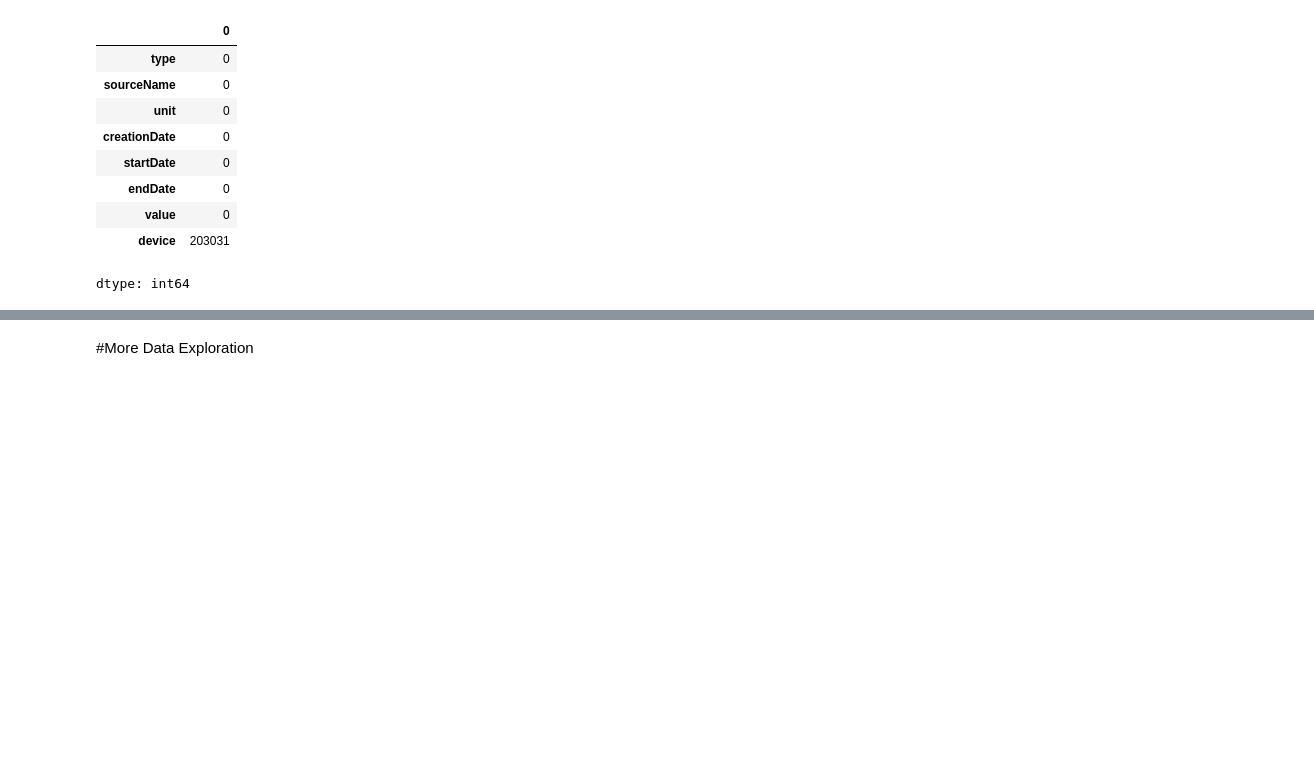
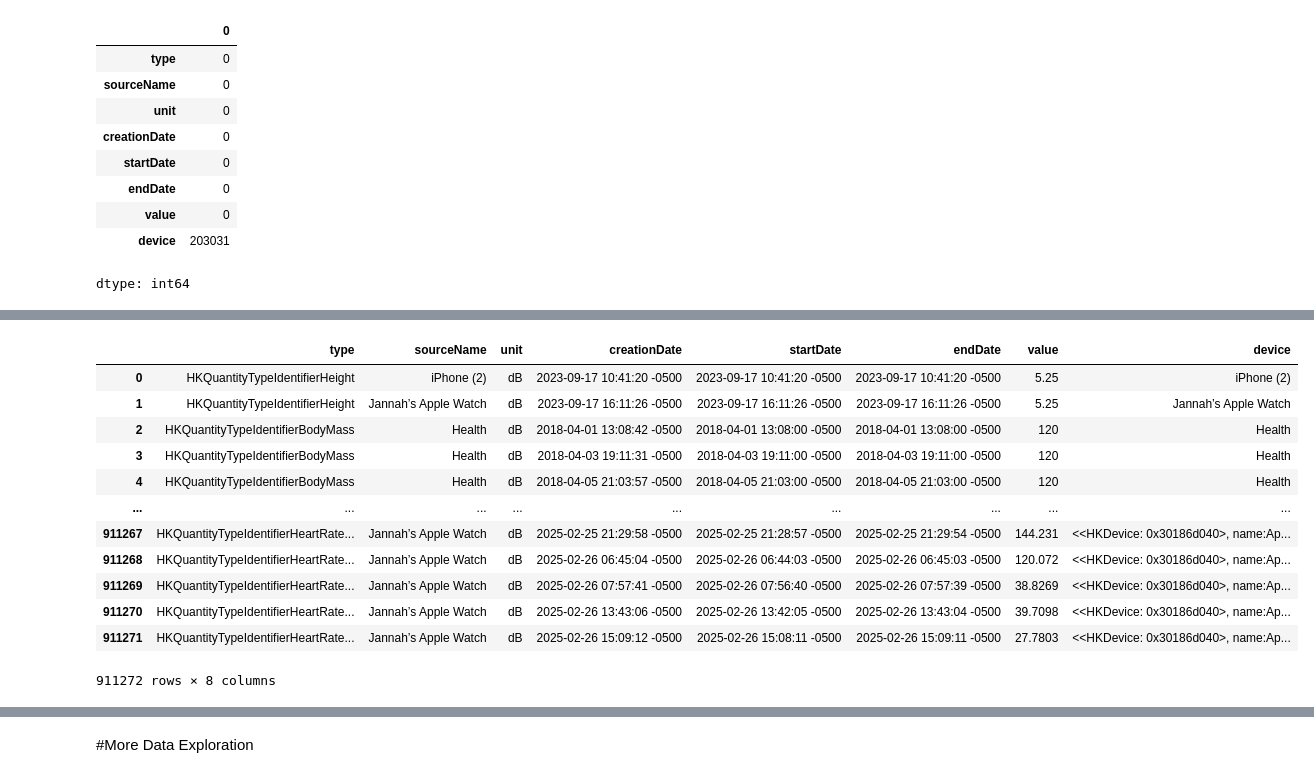
Before and after one commit to YomnaElmousalami/AppleHealthData_Analysis, a Jupyter notebook: Analyze_Sis_health_Data.ipynb, the cells around one changed output, grey strips where cells are left out. Drawn from its saved outputs; the diff is of its cells as text; code cells hidden in the pictures; blank space fills up the shorter version.

```diff
--- a/Analyze_Sis_health_Data.ipynb
+++ b/Analyze_Sis_health_Data.ipynb
@@ -391,0 +410,17 @@ dtype: int64
+# %%
+records_df.loc[records_df['device'].isnull(), 'device'] = records_df['sourceName']
+records_df
+# %% [output]
+|  | type | sourceName | unit | creationDate | startDate | endDate | value | device |
+| 0 | HKQuantityTypeIdentifierHeight | iPhone (2) | dB | 2023-09-17 10:41:20 -0500 | 2023-09-17 10:41:20 -0500 | 2023-09-17 10:41:20 -0500 | 5.25 | iPhone (2) |
+| 1 | HKQuantityTypeIdentifierHeight | Jannah’s Apple Watch | dB | 2023-09-17 16:11:26 -0500 | 2023-09-17 16:11:26 -0500 | 2023-09-17 16:11:26 -0500 | 5.25 | Jannah’s Apple Watch |
+| 2 | HKQuantityTypeIdentifierBodyMass | Health | dB | 2018-04-01 13:08:42 -0500 | 2018-04-01 13:08:00 -0500 | 2018-04-01 13:08:00 -0500 | 120 | Health |
+| 3 | HKQuantityTypeIdentifierBodyMass | Health | dB | 2018-04-03 19:11:31 -0500 | 2018-04-03 19:11:00 -0500 | 2018-04-03 19:11:00 -0500 | 120 | Health |
+| 4 | HKQuantityTypeIdentifierBodyMass | Health | dB | 2018-04-05 21:03:57 -0500 | 2018-04-05 21:03:00 -0500 | 2018-04-05 21:03:00 -0500 | 120 | Health |
+| ... | ... | ... | ... | ... | ... | ... | ... | ... |
+| 911267 | HKQuantityTypeIdentifierHeartRate... | Jannah’s Apple Watch | dB | 2025-02-25 21:29:58 -0500 | 2025-02-25 21:28:57 -0500 | 2025-02-25 21:29:54 -0500 | 144.231 | <<HKDevice: 0x30186d040>, name:Ap... |
+| 911268 | HKQuantityTypeIdentifierHeartRate... | Jannah’s Apple Watch | dB | 2025-02-26 06:45:04 -0500 | 2025-02-26 06:44:03 -0500 | 2025-02-26 06:45:03 -0500 | 120.072 | <<HKDevice: 0x30186d040>, name:Ap... |
+| 911269 | HKQuantityTypeIdentifierHeartRate... | Jannah’s Apple Watch | dB | 2025-02-26 07:57:41 -0500 | 2025-02-26 07:56:40 -0500 | 2025-02-26 07:57:39 -0500 | 38.8269 | <<HKDevice: 0x30186d040>, name:Ap... |
+| 911270 | HKQuantityTypeIdentifierHeartRate... | Jannah’s Apple Watch | dB | 2025-02-26 13:43:06 -0500 | 2025-02-26 13:42:05 -0500 | 2025-02-26 13:43:04 -0500 | 39.7098 | <<HKDevice: 0x30186d040>, name:Ap... |
+| 911271 | HKQuantityTypeIdentifierHeartRate... | Jannah’s Apple Watch | dB | 2025-02-26 15:09:12 -0500 | 2025-02-26 15:08:11 -0500 | 2025-02-26 15:09:11 -0500 | 27.7803 | <<HKDevice: 0x30186d040>, name:Ap... |
+911272 rows × 8 columns
```
Also changed, not shown: parts of 3 cells of this notebook.
